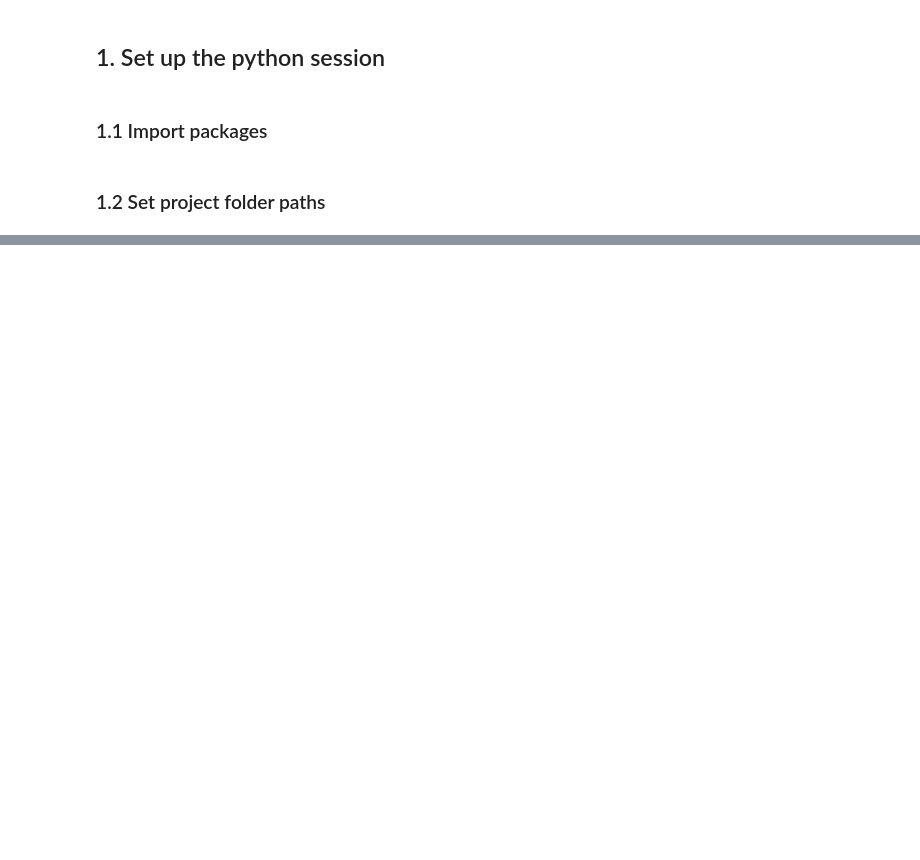
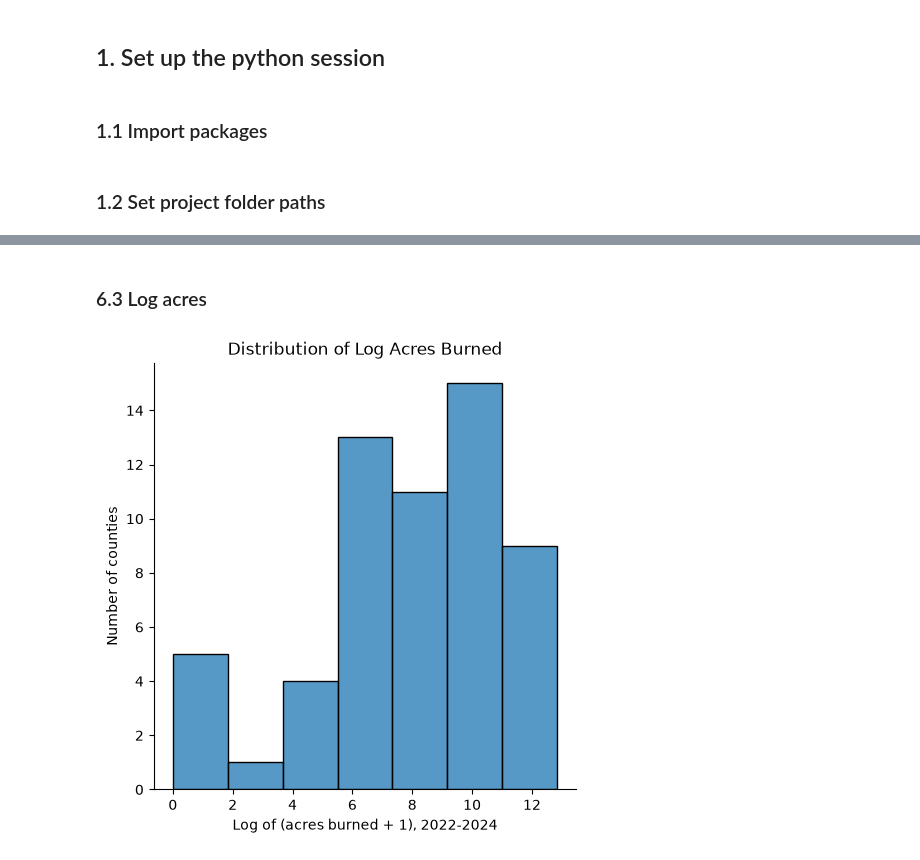
Before and after one commit to maya-schroder/SchroderSwireYangThieu, a Jupyter notebook: scripts/County_Validation_Analysis.ipynb, the cells around one changed output, grey strips where cells are left out. Saved outputs shown, nothing was run; the diff lists cells and outputs as text; code cells hidden in the pictures; blank space fills up the shorter version.

```diff
--- a/scripts/County_Validation_Analysis.ipynb
+++ b/scripts/County_Validation_Analysis.ipynb
@@ -27,0 +179,14 @@ FileNotFoundError: [Errno 2] No such file or directory: 'c:\\Users\\qt29\\Docume
+# %% [markdown]
+### 6.3 Log acres
+# %%
+# 6.3 Distribution of log acres burned
+g = sns.displot(
+    data=county_table,
+    x='log_acres',
+).set(
+    title  = 'Distribution of Log Acres Burned',
+    xlabel = 'Log of (acres burned + 1), 2022-2024',
+    ylabel = 'Number of counties',
+);
+# %% [output]
+[figure, added]
```
Also changed, not shown: parts of 53 cells of this notebook.
